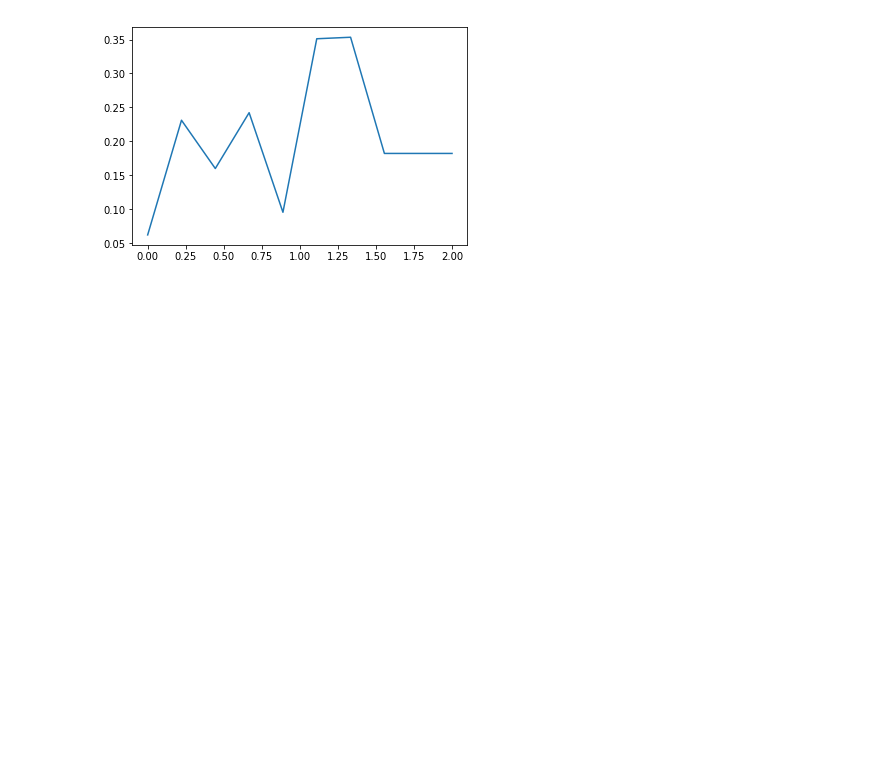
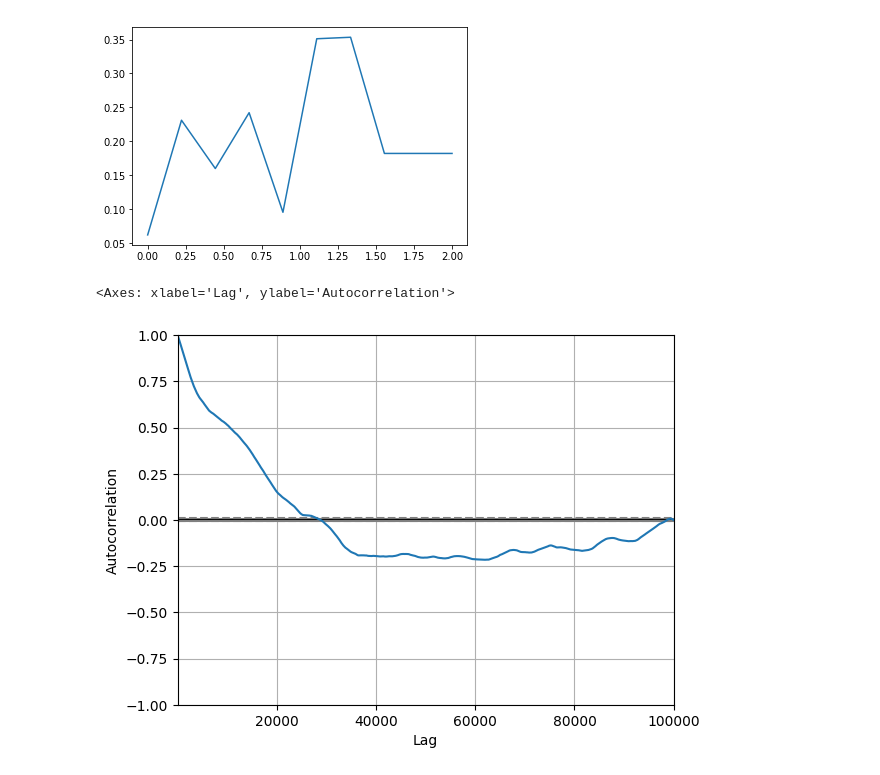
Before and after one commit to saumya-shivam/Ising_monte_carlo, a Jupyter notebook: cluster_algorithm.ipynb, the cells around one changed output. Cells and saved outputs as stored; diff of their text form; code cells hidden in the pictures; blank space fills up the shorter version.

Commit message:
updated data files

```diff
--- a/cluster_algorithm.ipynb
+++ b/cluster_algorithm.ipynb
@@ -247,3 +250,11 @@ plt.plot(model.temp,model.Zexp)
 # %% [output]
 [<matplotlib.lines.Line2D at 0x...>]
 [figure]
+# %%
+Zexp=np.loadtxt('data/2DIsingMC_metropolis_Nsites_400_full.dat')
+df=pd.Series(Zexp)
+# %%
+pd.plotting.autocorrelation_plot(df)
+# %% [output]
+<Axes: xlabel='Lag', ylabel='Autocorrelation'>
+[figure, added]
```
Also changed, not shown: parts of 2 cells of this notebook, 23 other files.
